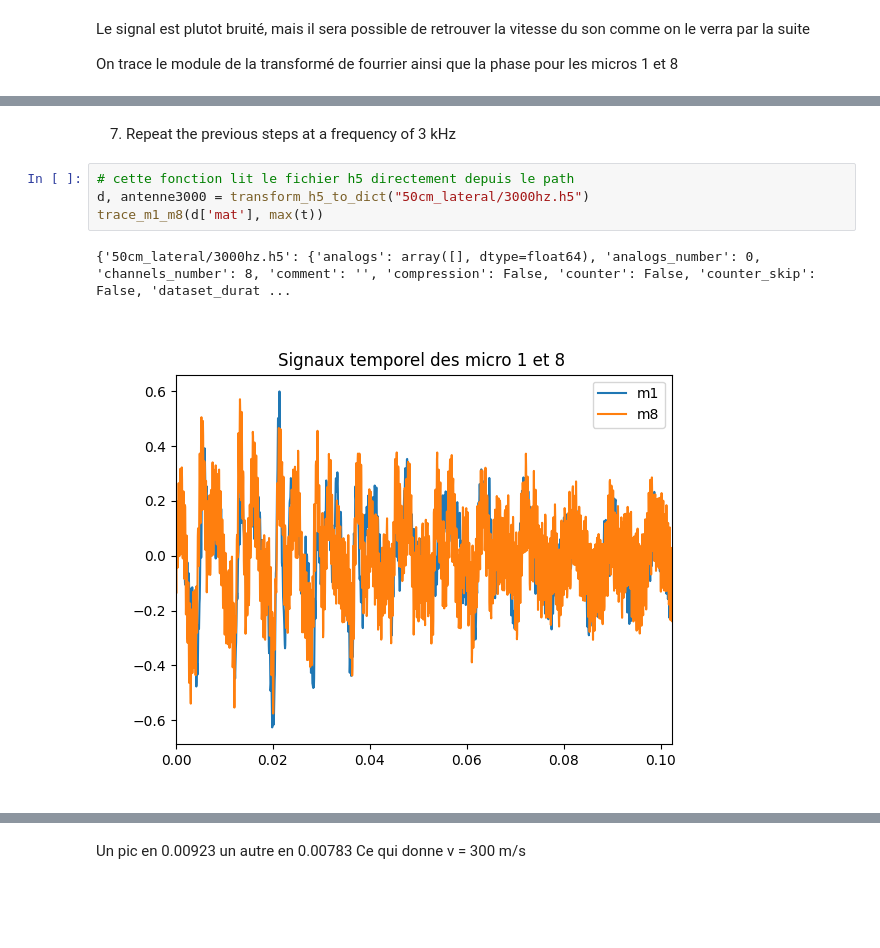
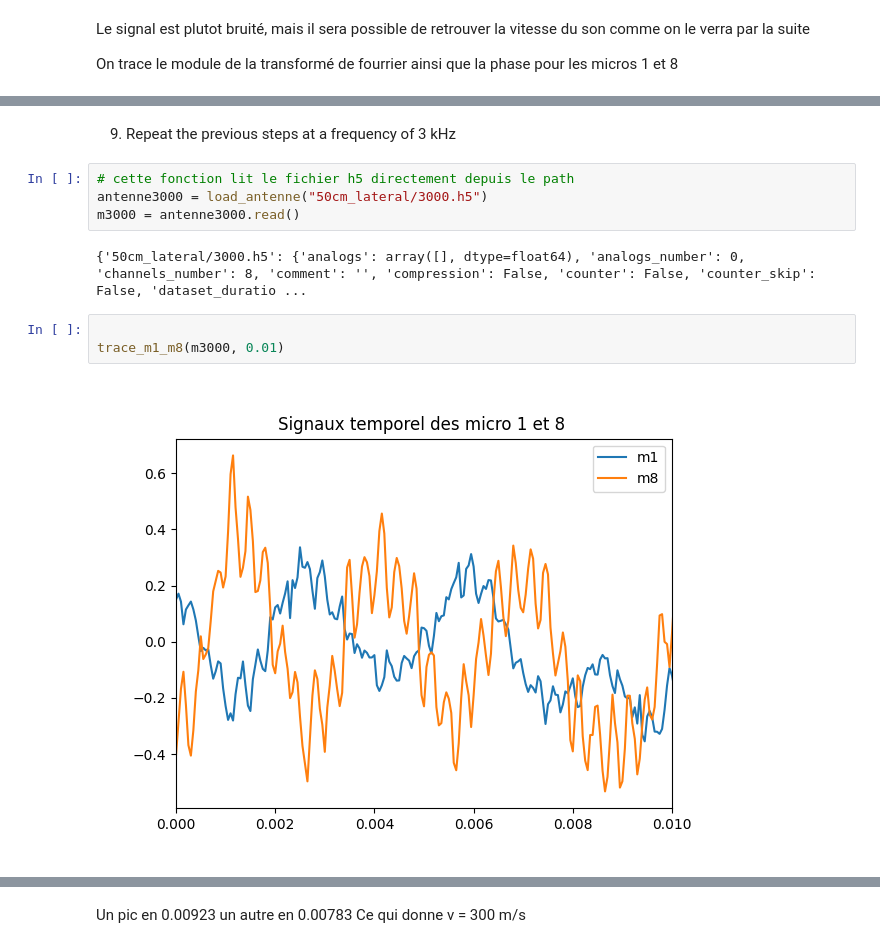
Before and after one commit to Huss94/TP_son1, a Jupyter notebook: Report.ipynb, the cells around one changed output, grey strips where cells are left out. Saved outputs shown, nothing was run; the diff lists cells and outputs as text; blank space fills up the shorter version.

```diff
--- a/Report.ipynb
+++ b/Report.ipynb
@@ -151,9 +180,13 @@ ce qui est encore assez proche de la vitesse théorique a temperature ambiante
 # %% [markdown]
-7. Repeat the previous steps at a frequency of 3 kHz
+9. Repeat the previous steps at a frequency of 3 kHz
 # %%
 # cette fonction lit le fichier h5 directement depuis le path
-d, antenne3000 = transform_h5_to_dict("50cm_lateral/3000hz.h5")
-trace_m1_m8(d['mat'], max(t))
+antenne3000 = load_antenne("50cm_lateral/3000.h5")
+m3000 = antenne3000.read()
 # %% [output]
-{'50cm_lateral/3000hz.h5': {'analogs': array([], dtype=float64), 'analogs_number': 0, 'channels_number': 8, 'comment': '', 'compression': False, 'counter': False, 'counter_skip': False, 'dataset_durat ...
+{'50cm_lateral/3000.h5': {'analogs': array([], dtype=float64), 'analogs_number': 0, 'channels_number': 8, 'comment': '', 'compression': False, 'counter': False, 'counter_skip': False, 'dataset_duratio ...
-[figure, removed]
+# %%
+
+trace_m1_m8(m3000, 0.01)
+# %% [output]
+[figure, added]
```
Also changed, not shown: parts of 12 cells of this notebook, 4 other files.
